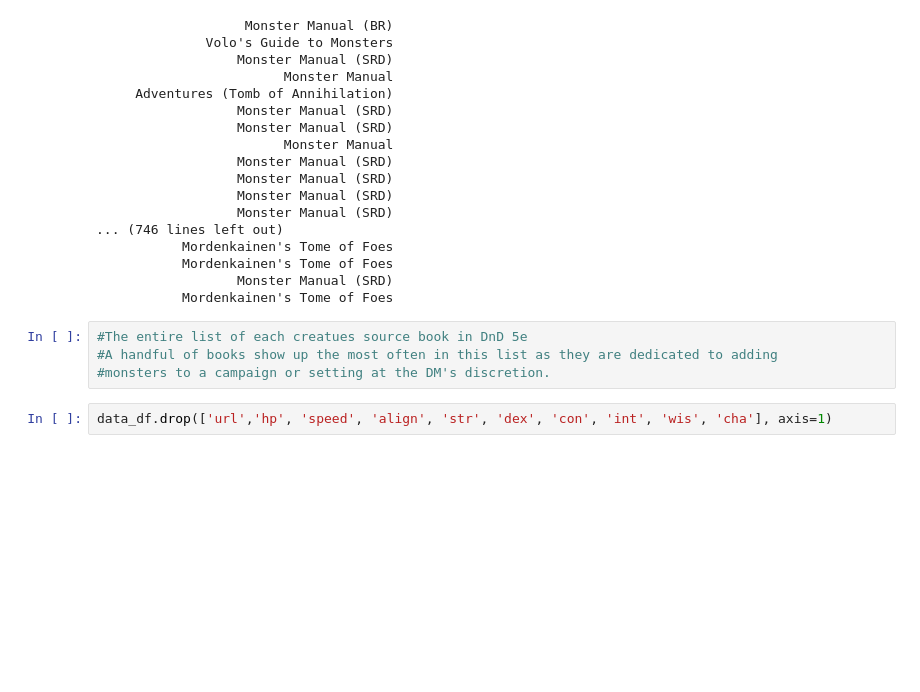
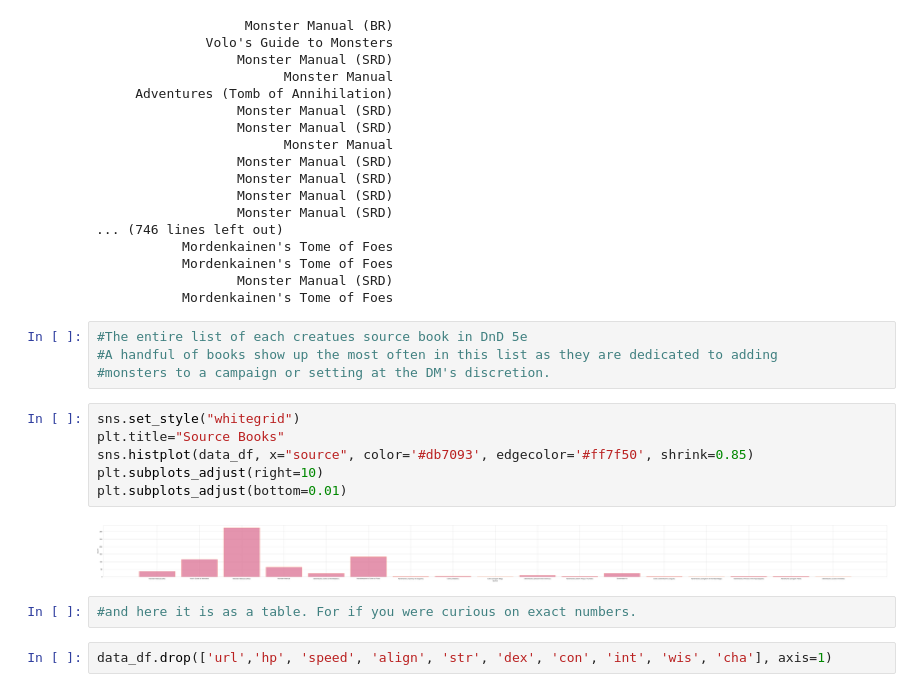
Before and after one commit to Astrolotll/CODE-Lancs-Python-Work, a Jupyter notebook: Python Database Project/Visual Database.ipynb, the cells around one changed output. Cells and saved outputs as stored; diff of their text form; blank space fills up the shorter version.

```diff
--- a/Python Database Project/Visual Database.ipynb
+++ b/Python Database Project/Visual Database.ipynb
@@ -308,6 +308,16 @@ print(data_df.source.to_string(index=False))
 #The entire list of each creatues source book in DnD 5e
 #A handful of books show up the most often in this list as they are dedicated to adding
 #monsters to a campaign or setting at the DM's discretion.
+# %%
+sns.set_style("whitegrid")
+plt.title="Source Books"
+sns.histplot(data_df, x="source", color='#db7093', edgecolor='#ff7f50', shrink=0.85)
+plt.subplots_adjust(right=10)
+plt.subplots_adjust(bottom=0.01)
+# %% [output]
+[figure, added]
+# %%
+#and here it is as a table. For if you were curious on exact numbers.
 # %%
 data_df.drop(['url','hp', 'speed', 'align', 'str', 'dex', 'con', 'int', 'wis', 'cha'], axis=1)
 # %% [output]
```
